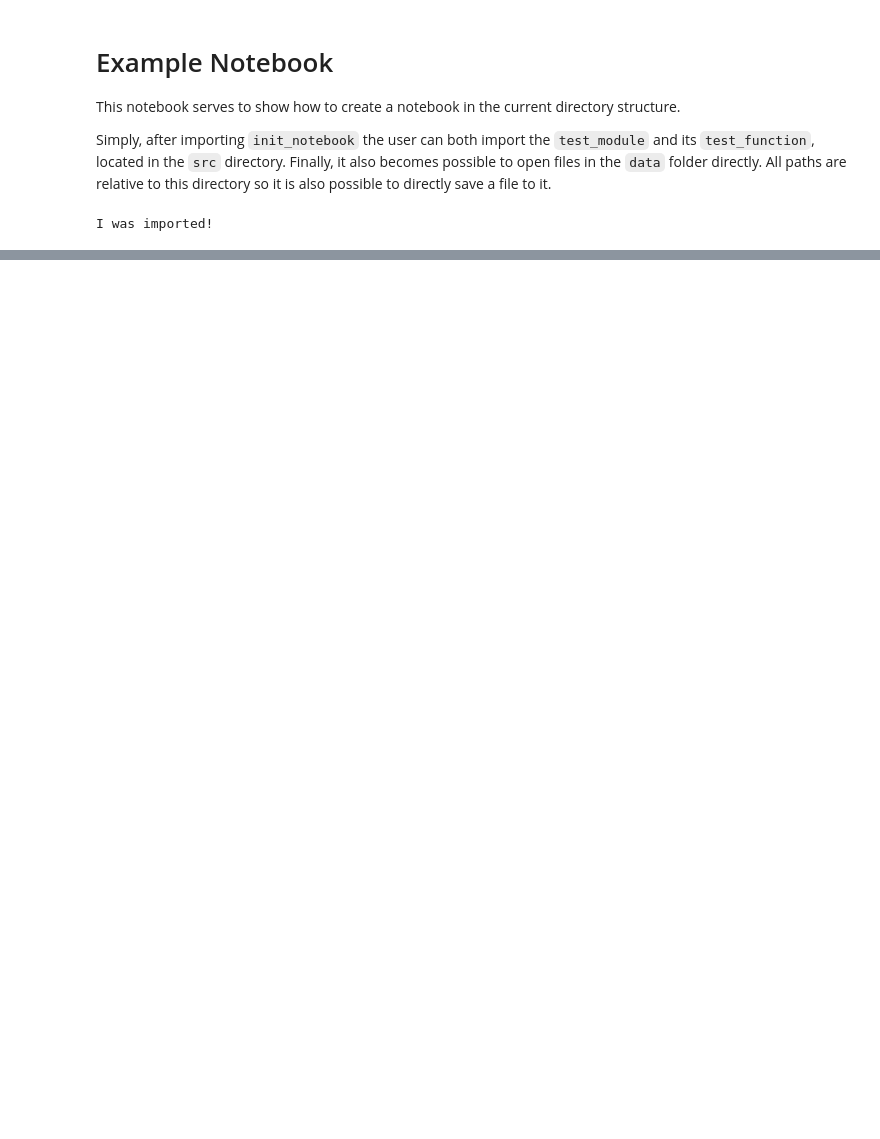
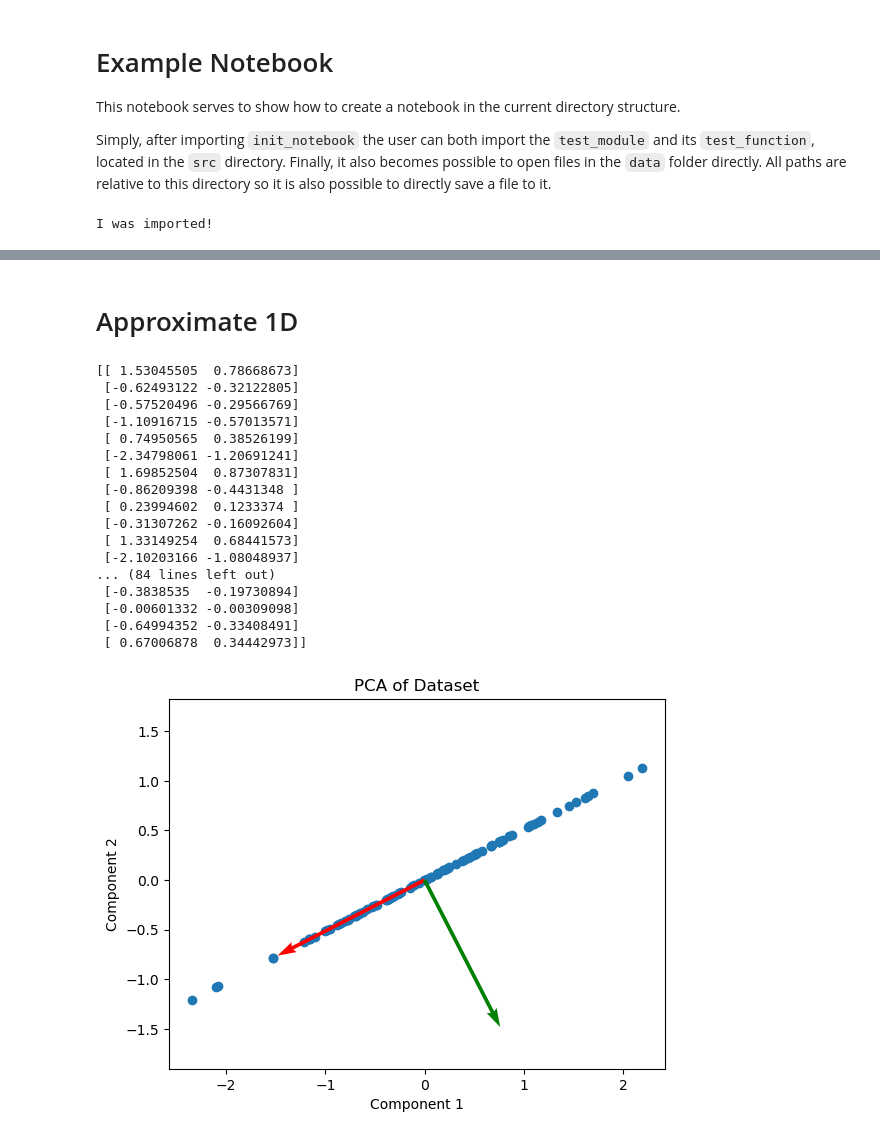
Before and after one commit to karthikeya-ms/ML_in_Crowd_Modelling_and_Simulation, a Jupyter notebook: EX3/notebooks/example_notebook.ipynb, the cells around one changed output, grey strips where cells are left out. Saved outputs shown, nothing was run; the diff lists cells and outputs as text; code cells hidden in the pictures; blank space fills up the shorter version.

```diff
--- a/EX3/notebooks/example_notebook.ipynb
+++ b/EX3/notebooks/example_notebook.ipynb
@@ -56,0 +55,28 @@ NameError: name 'load_data' is not defined
+# %% [markdown]
+# Approximate 1D
+# %%
+global pca_result
+approximated_data = pca_result.reverse_pca(1)
+
+print(approximated_data)
+
+plot_data_with_pcs(approximated_data, pca_result.Vh)
+# %% [output]
+[[ 1.53045505  0.78668673]
+ [-0.62493122 -0.32122805]
+ [-0.57520496 -0.29566769]
+ [-1.10916715 -0.57013571]
+ [ 0.74950565  0.38526199]
+ [-2.34798061 -1.20691241]
+ [ 1.69852504  0.87307831]
+ [-0.86209398 -0.4431348 ]
+ [ 0.23994602  0.1233374 ]
+ [-0.31307262 -0.16092604]
+ [ 1.33149254  0.68441573]
+ [-2.10203166 -1.08048937]
+... (84 lines left out)
+ [-0.3838535  -0.19730894]
+ [-0.00601332 -0.00309098]
+ [-0.64994352 -0.33408491]
+ [ 0.67006878  0.34442973]]
+[figure, added]
```
Also changed, not shown: parts of 5 cells of this notebook, 1 other file.
